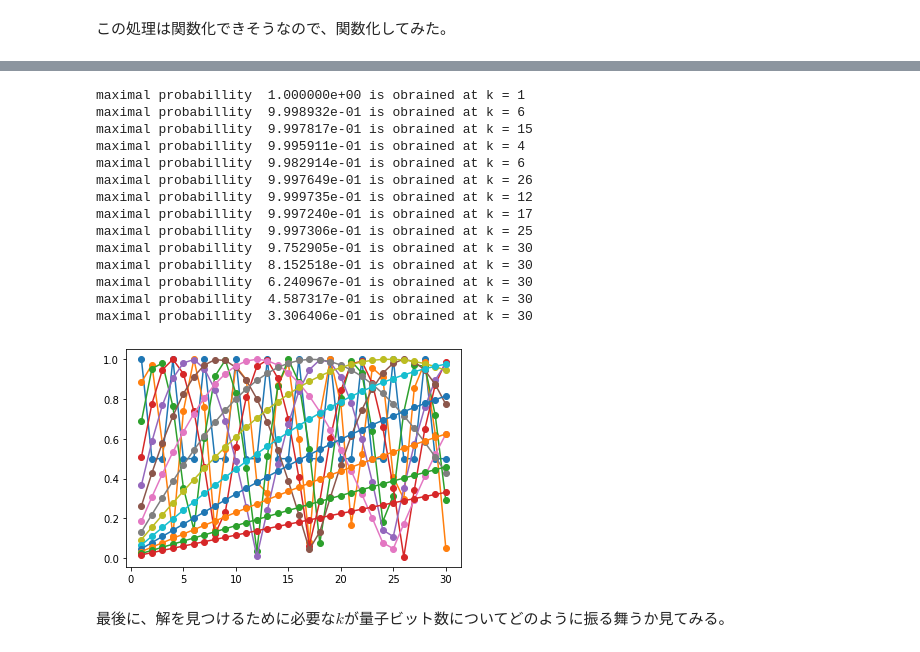
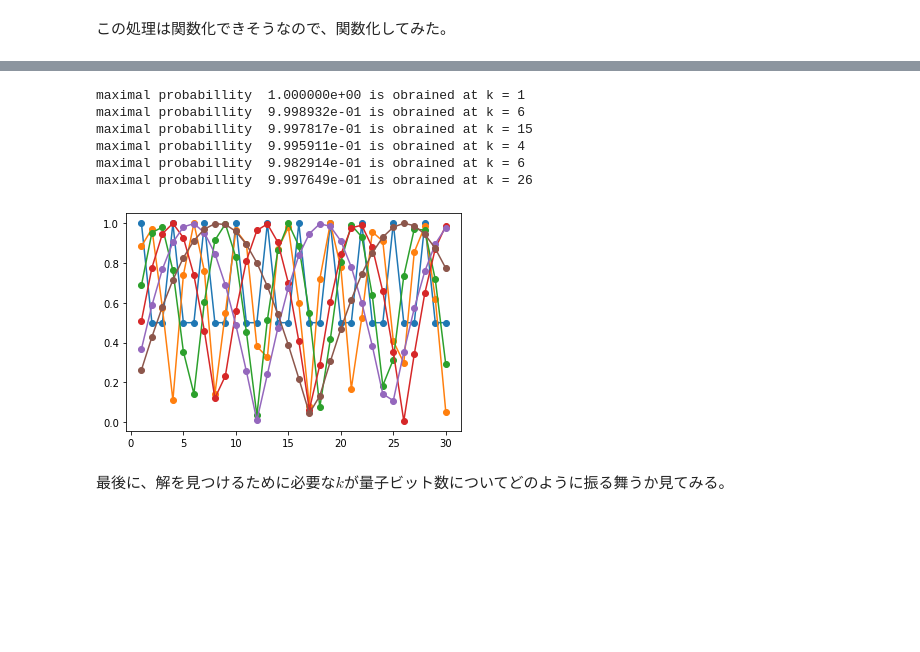
Before and after one commit to KaitoMuraoka/BasicQuantumAlgorithm, a Jupyter notebook: グローバーのアルゴリズム.ipynb, the cells around one changed output, grey strips where cells are left out. Drawn from its saved outputs; the diff is of its cells as text; code cells hidden in the pictures; blank space fills up the shorter version.

```diff
--- a/グローバーのアルゴリズム.ipynb
+++ b/グローバーのアルゴリズム.ipynb
@@ -271,22 +308,19 @@ maximal probabillity  9.999735e-01 is obrained at k = 12
-# %%
-for i in range(2, 16):
-    grobaer(i)
-# %% [output]
-maximal probabillity  1.000000e+00 is obrained at k = 1
-maximal probabillity  9.998932e-01 is obrained at k = 6
-maximal probabillity  9.997817e-01 is obrained at k = 15
-maximal probabillity  9.995911e-01 is obrained at k = 4
-maximal probabillity  9.982914e-01 is obrained at k = 6
-maximal probabillity  9.997649e-01 is obrained at k = 26
-maximal probabillity  9.999735e-01 is obrained at k = 12
-maximal probabillity  9.997240e-01 is obrained at k = 17
-maximal probabillity  9.997306e-01 is obrained at k = 25
-maximal probabillity  9.752905e-01 is obrained at k = 30
-maximal probabillity  8.152518e-01 is obrained at k = 30
-maximal probabillity  6.240967e-01 is obrained at k = 30
-maximal probabillity  4.587317e-01 is obrained at k = 30
-maximal probabillity  3.306406e-01 is obrained at k = 30
-[figure, removed]
+# %%
+
+grover_Array = []
+for i in range(2, 8):
+    grover_Array.append(grover(i))
+
+# for function in grover_Array:
+#     print('hoge')
+# %% [output]
+maximal probabillity  1.000000e+00 is obrained at k = 1
+maximal probabillity  9.998932e-01 is obrained at k = 6
+maximal probabillity  9.997817e-01 is obrained at k = 15
+maximal probabillity  9.995911e-01 is obrained at k = 4
+maximal probabillity  9.982914e-01 is obrained at k = 6
+maximal probabillity  9.997649e-01 is obrained at k = 26
+[figure, added]
 # %% [markdown]
 最後に、解を見つけるために必要な$k$が量子ビット数についてどのように振る舞うか見てみる。
 # %%
```
Also changed, not shown: parts of 6 cells of this notebook.
